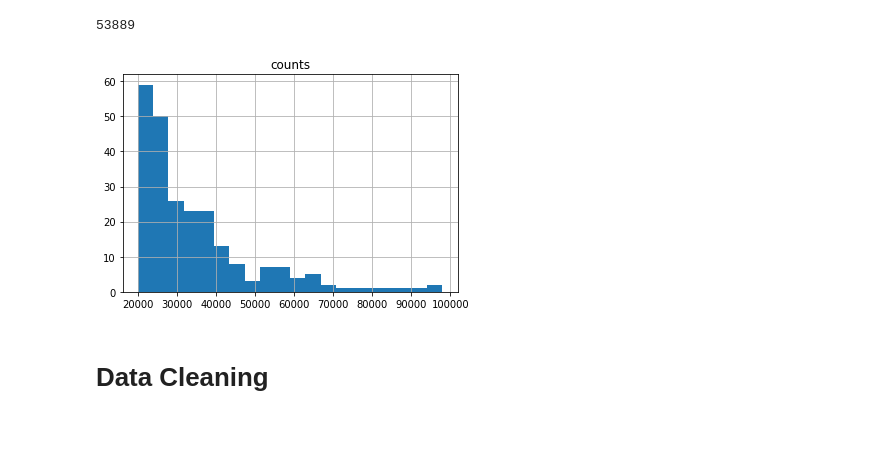
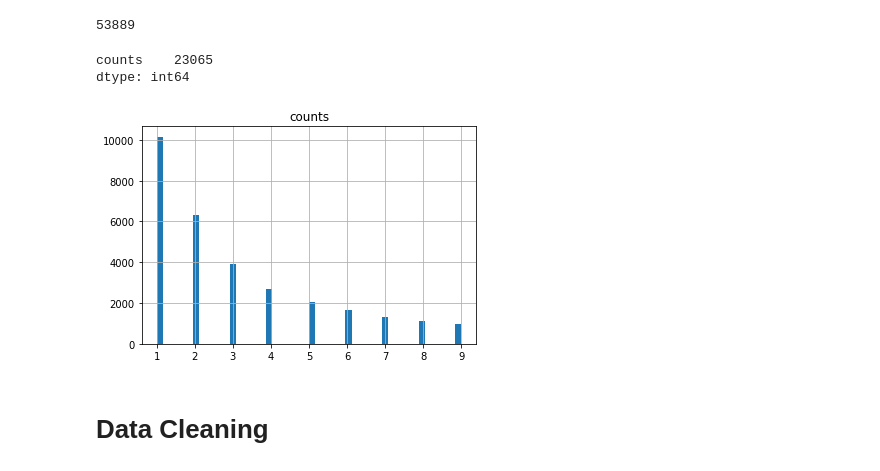
Before and after one commit to DRyanMiller/Overcoming-Echo-Chambers-in-Recommendation-Systems, a Jupyter notebook: notebooks/clean_drm_ec.ipynb, the cells around one changed output. Saved outputs shown, nothing was run; the diff lists cells and outputs as text; code cells hidden in the pictures; blank space fills up the shorter version.

```diff
--- a/notebooks/clean_drm_ec.ipynb
+++ b/notebooks/clean_drm_ec.ipynb
@@ -159,10 +164,15 @@ ratings_df['movieId'].nunique()
 movie_counts = ratings_df.groupby(['movieId']).agg('count')
 movie_counts.drop(['rating', 'timestamp'], axis=1, inplace=True)
 movie_counts.columns = ['counts']
+# %%
+movie_counts[movie_counts<5].count()
+# %% [output]
+counts    23065
+dtype: int64
 # %%
-movie_counts[movie_counts>20000].hist(bins=20);
+movie_counts[movie_counts<10].hist(bins=50);
 # %% [output]
-[figure, old version]
+[figure, new version]
 # %% [markdown]
 # Data Cleaning
 # %% [markdown]
```
Also changed, not shown: parts of 14 cells of this notebook, 1 other file.
